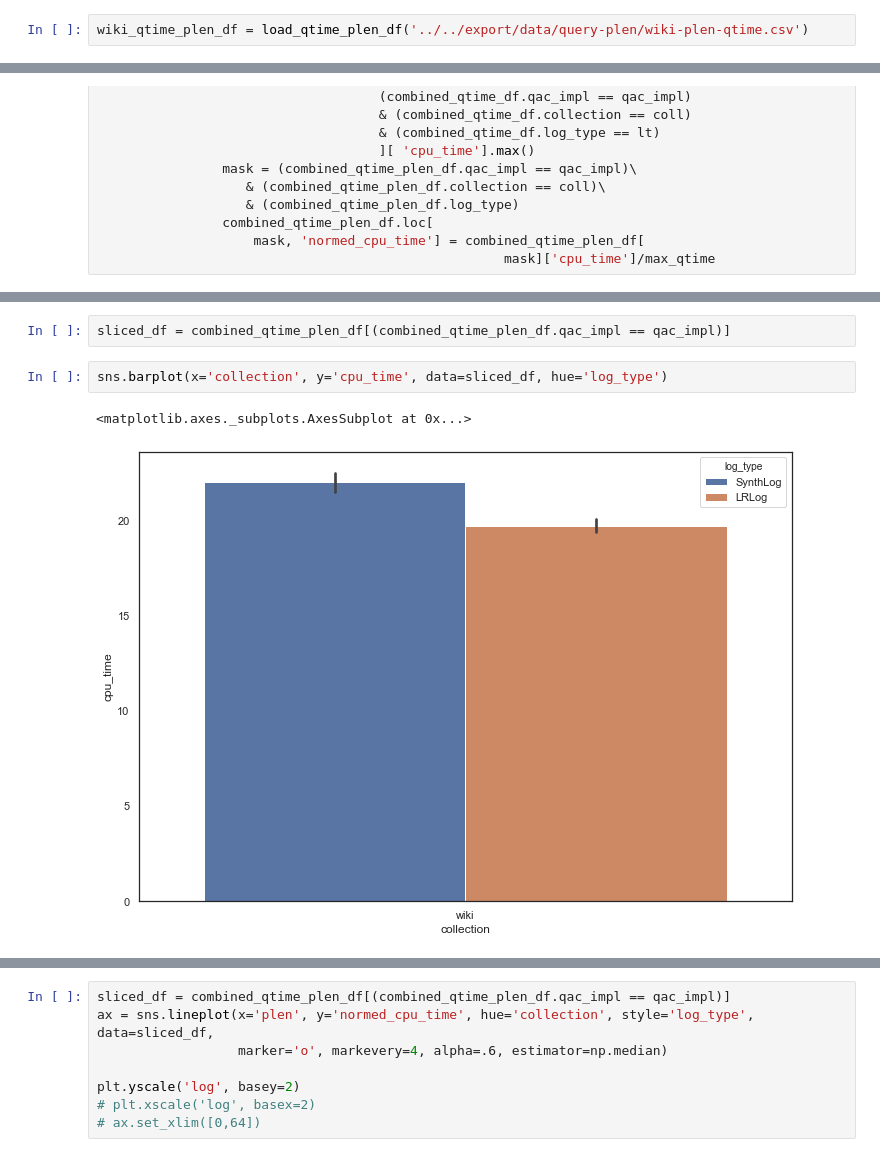
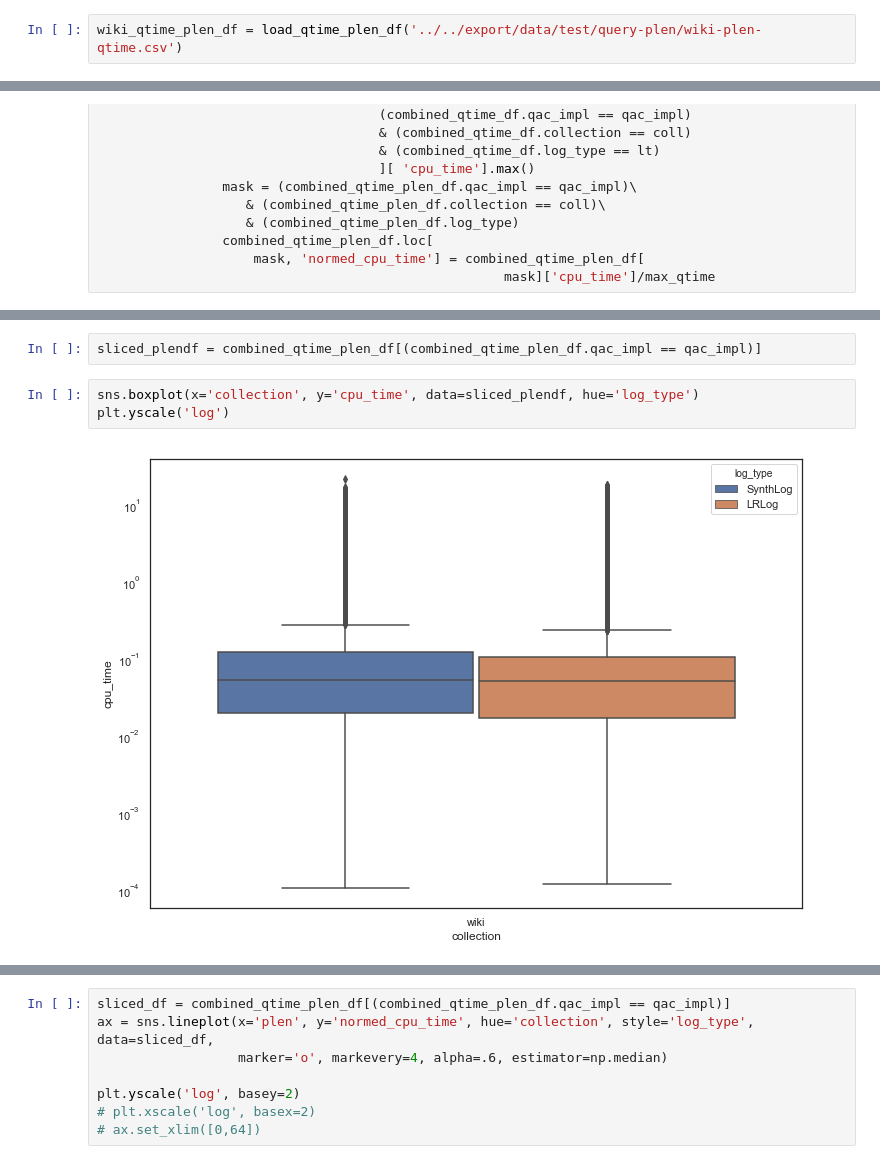
Before and after one commit to unnikrishnanta/qac-eval, a Jupyter notebook: Python/Notebooks/QueryTimes.ipynb, the cells around one changed output, grey strips where cells are left out. Saved outputs shown, nothing was run; the diff lists cells and outputs as text.

```diff
--- a/Python/Notebooks/QueryTimes.ipynb
+++ b/Python/Notebooks/QueryTimes.ipynb
@@ -288,7 +278,7 @@ def load_qtime_plen_df(file_name):
     qtime_plen_df.qac_impl = qtime_plen_df.qac_impl.apply(lambda x: map_qac_impl(x))
     return qtime_plen_df
 # %%
-wiki_qtime_plen_df = load_qtime_plen_df('../../export/data/query-plen/wiki-plen-qtime.csv')
+wiki_qtime_plen_df = load_qtime_plen_df('../../export/data/test/query-plen/wiki-plen-qtime.csv')
 # %%
 combined_qtime_plen_df = wiki_qtime_plen_df
 # %%
@@ -345,7 +326,7 @@ combined_qtime_plen_df.tail()
 # %%
-sliced_df = combined_qtime_plen_df[(combined_qtime_plen_df.qac_impl == qac_impl)]
+sliced_plendf = combined_qtime_plen_df[(combined_qtime_plen_df.qac_impl == qac_impl)]
 # %%
-sns.barplot(x='collection', y='cpu_time', data=sliced_df, hue='log_type')
+sns.boxplot(x='collection', y='cpu_time', data=sliced_plendf, hue='log_type')
+plt.yscale('log')
 # %% [output]
-<matplotlib.axes._subplots.AxesSubplot at 0x...>
-[figure, old version]
+[figure, new version]
```
Also changed, not shown: parts of 9 cells of this notebook, 7 other files.
